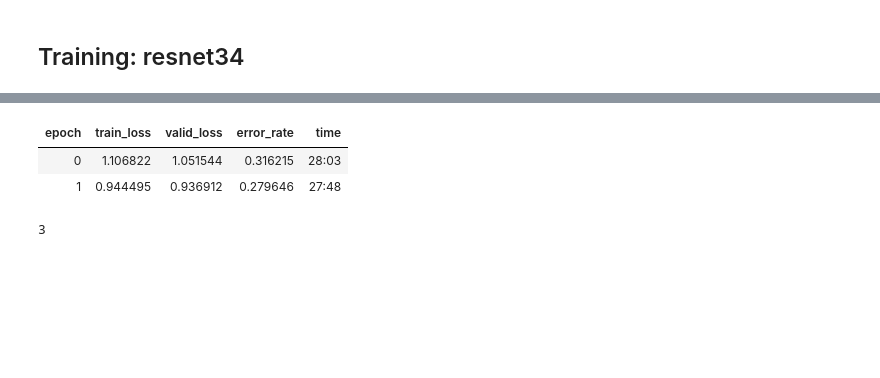
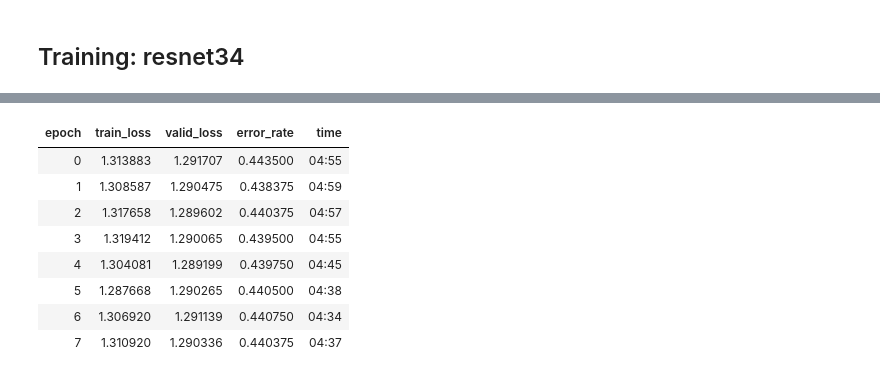
Before and after one commit to Arden-Zhu/fashion_net2, a Jupyter notebook: DeepFashion_classifer_by_category_picked.ipynb, the cells around one changed output, grey strips where cells are left out. Cells and saved outputs as stored; diff of their text form; code cells hidden in the pictures; blank space fills up the shorter version.

```diff
--- a/DeepFashion_classifer_by_category_picked.ipynb
+++ b/DeepFashion_classifer_by_category_picked.ipynb
@@ -110,4 +101,0 @@ stage += 1
-# %%
-learn.fit_one_cycle(2, max_lr=4e-4)
-learn.save('stage-' + str(stage))
-! cp models/stage-{stage}.pth '{model_save_path}/'
@@ -117,0 +102,6 @@ learn.save('stage-' + str(stage))
+# %%
+stage += 1
+learn.fit_one_cycle(4, max_lr=1e-5)
+s_stage = 'stage-%d' % stage
+learn.save(s_stage)
+print(s_stage)
@@ -127,0 +128,6 @@ LR Finder is complete, type {learner_name}.recorder.plot() to see the graph.
+# %%
+learn.load('stage-2')
+learn.unfreeze()
+for i in range(2):
+  learn.fit_one_cycle(2, max_lr=9e-8)
+learn.save('stage-3.0')
@@ -127,0 +141,5 @@ LR Finder is complete, type {learner_name}.recorder.plot() to see the graph.
+# %%
+learn.load('stage-2')
+learn.unfreeze()
+learn.fit_one_cycle(4, max_lr=9e-8)
+learn.save('stage-3.1')
@@ -128,13 +152,15 @@ LR Finder is complete, type {learner_name}.recorder.plot() to see the graph.
 # %%
 learn.load('stage-2')
 learn.unfreeze()
-learn.fit_one_cycle(2, max_lr=1e-4)
-stage += 1
-print(stage)
-learn.save('stage-' + str(stage))
-! cp models/stage-{stage}.pth '{model_save_path}/'
+learn.fit_one_cycle(8, max_lr=slice(1e-8, 9e-8))
+learn.save('stage-3.2')
 # %% [output]
 | epoch | train_loss | valid_loss | error_rate | time |
-| 0 | 1.106822 | 1.051544 | 0.316215 | 28:03 |
-| 1 | 0.944495 | 0.936912 | 0.279646 | 27:48 |
+| 0 | 1.313883 | 1.291707 | 0.443500 | 04:55 |
+| 1 | 1.308587 | 1.290475 | 0.438375 | 04:59 |
+| 2 | 1.317658 | 1.289602 | 0.440375 | 04:57 |
+| 3 | 1.319412 | 1.290065 | 0.439500 | 04:55 |
+| 4 | 1.304081 | 1.289199 | 0.439750 | 04:45 |
+| 5 | 1.287668 | 1.290265 | 0.440500 | 04:38 |
+| 6 | 1.306920 | 1.291139 | 0.440750 | 04:34 |
+| 7 | 1.310920 | 1.290336 | 0.440375 | 04:37 |
-3
```
Also changed, not shown: parts of 31 cells of this notebook.
